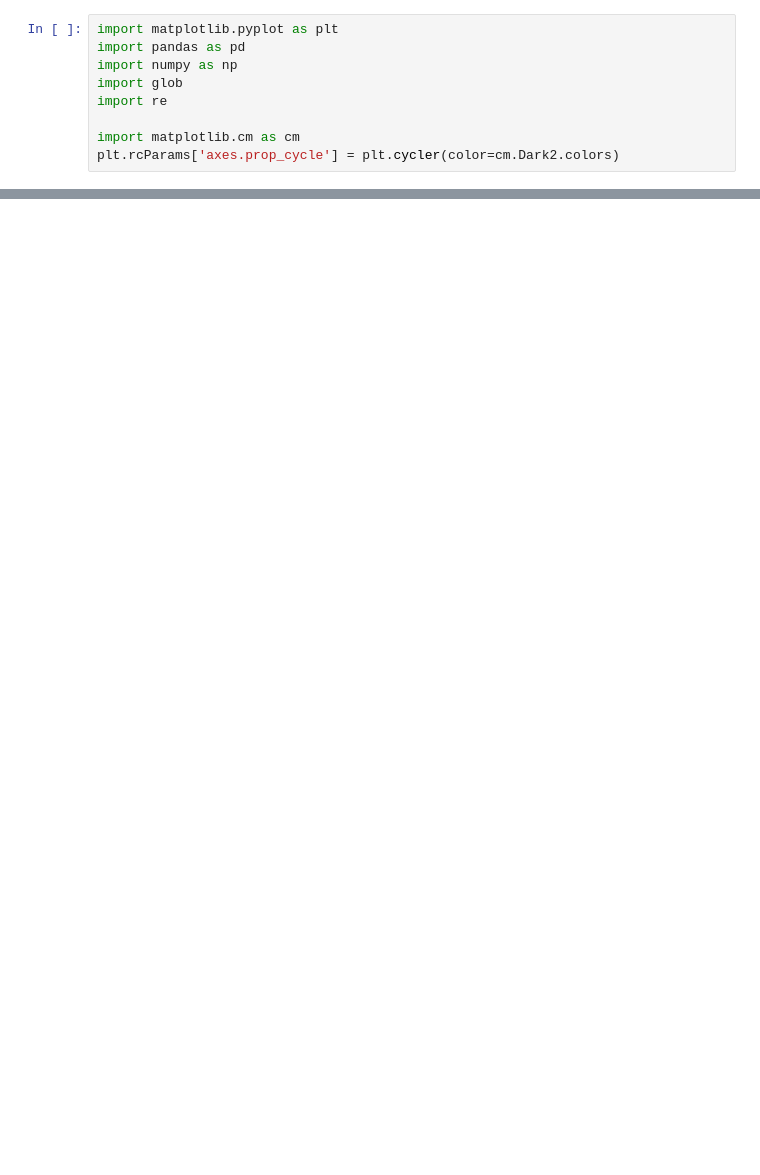
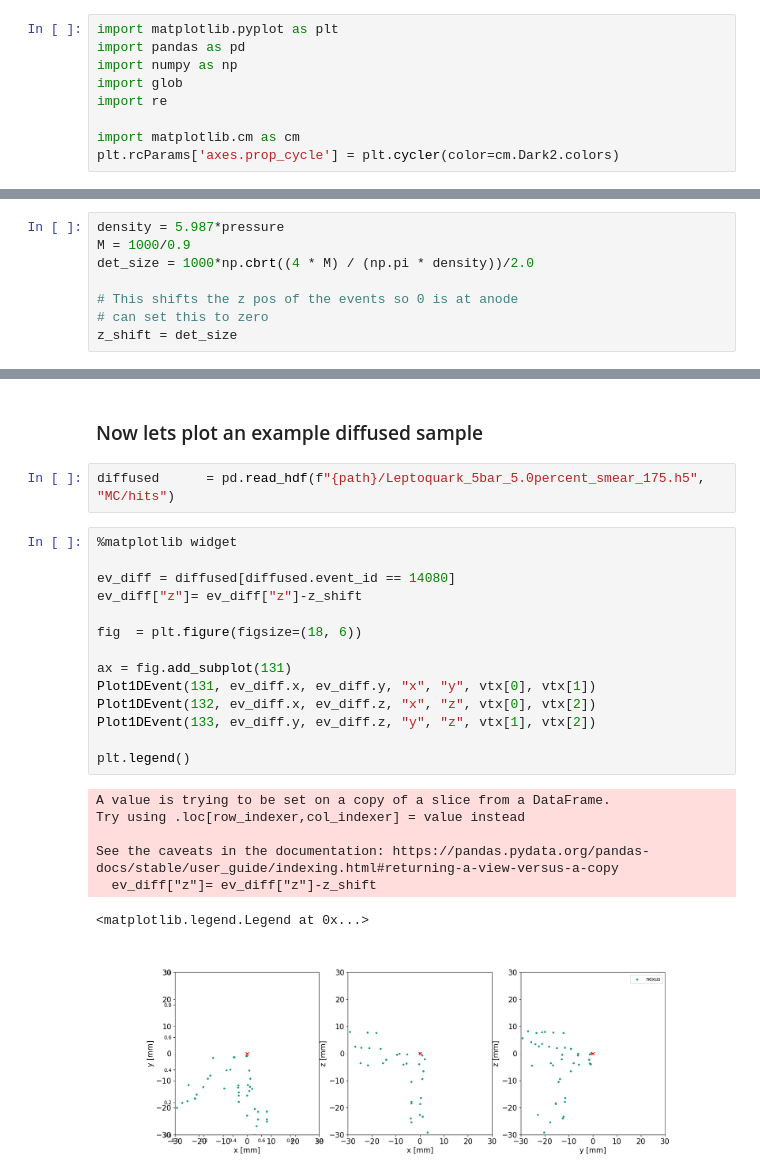
Before and after one commit to kvjmistry/NEXT_nudobe, a Jupyter notebook: workdir/PlotEvents.ipynb, the cells around one changed output, grey strips where cells are left out. Drawn from its saved outputs; the diff is of its cells as text; blank space fills up the shorter version.

```diff
--- a/workdir/PlotEvents.ipynb
+++ b/workdir/PlotEvents.ipynb
@@ -38,0 +30,8 @@ plt.legend()
+# %%
+density = 5.987*pressure
+M = 1000/0.9
+det_size = 1000*np.cbrt((4 * M) / (np.pi * density))/2.0
+
+# This shifts the z pos of the events so 0 is at anode
+# can set this to zero
+z_shift = det_size
@@ -68 +96,27 @@ plt.legend()
 <matplotlib.legend.Legend at 0x...>
+# %% [markdown]
+### Now lets plot an example diffused sample
+# %%
+diffused      = pd.read_hdf(f"{path}/Leptoquark_5bar_5.0percent_smear_175.h5", "MC/hits")
+# %%
+%matplotlib widget
+
+ev_diff = diffused[diffused.event_id == 14080]
+ev_diff["z"]= ev_diff["z"]-z_shift
+
+fig  = plt.figure(figsize=(18, 6))
+
+ax = fig.add_subplot(131)
+Plot1DEvent(131, ev_diff.x, ev_diff.y, "x", "y", vtx[0], vtx[1])
+Plot1DEvent(132, ev_diff.x, ev_diff.z, "x", "z", vtx[0], vtx[2])
+Plot1DEvent(133, ev_diff.y, ev_diff.z, "y", "z", vtx[1], vtx[2])
+
+plt.legend()
+# %% [output]
+A value is trying to be set on a copy of a slice from a DataFrame.
+Try using .loc[row_indexer,col_indexer] = value instead
+
+See the caveats in the documentation: https://pandas.pydata.org/pandas-docs/stable/user_guide/indexing.html#returning-a-view-versus-a-copy
+  ev_diff["z"]= ev_diff["z"]-z_shift
+<matplotlib.legend.Legend at 0x...>
+[figure, added]
```
Also changed, not shown: parts of 5 cells of this notebook.
